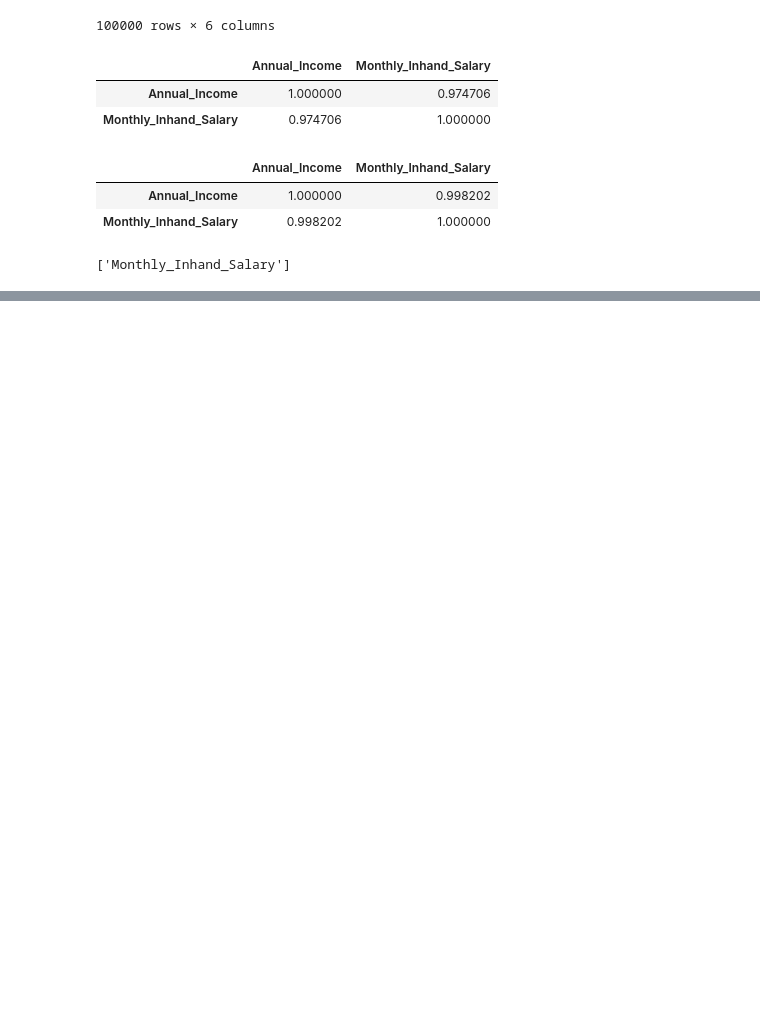
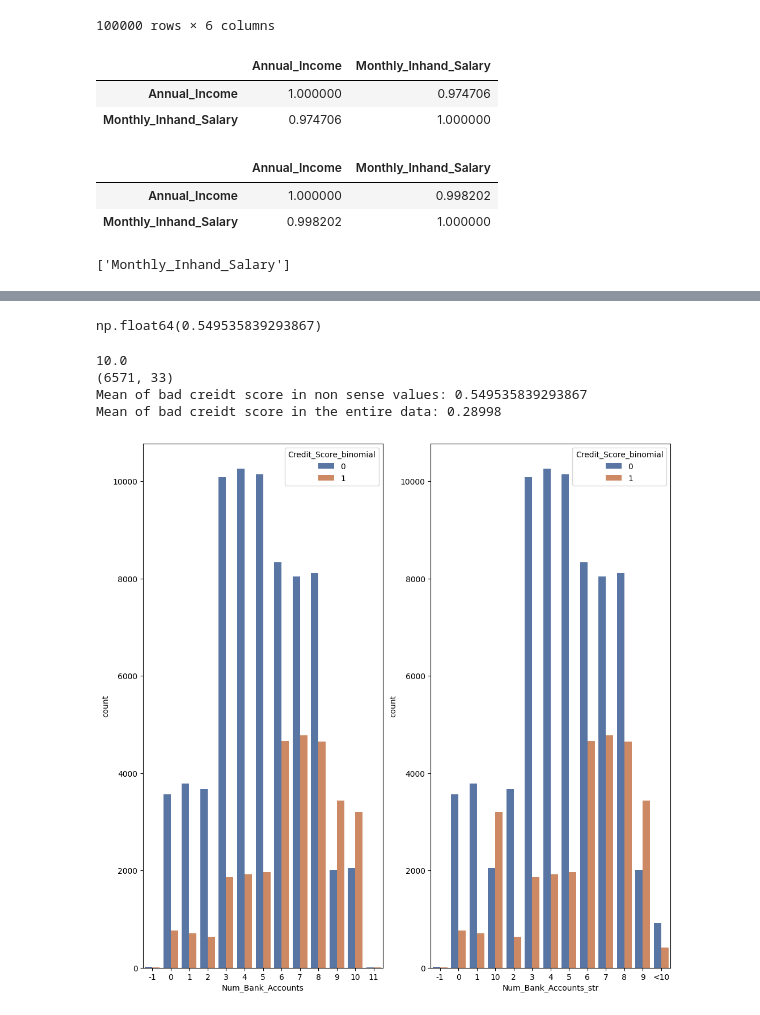
Before and after one commit to FerCorcuera/Credit-Score-Classification, a Jupyter notebook: notebooks/03_feature_engineering.ipynb, the cells around one changed output, grey strips where cells are left out. Cells and saved outputs as stored; diff of their text form; code cells hidden in the pictures; blank space fills up the shorter version.

Commit message:
feature_engineering: understanding num bank accounts

```diff
--- a/notebooks/03_feature_engineering.ipynb
+++ b/notebooks/03_feature_engineering.ipynb
@@ -30,6 +30,8 @@ from matplotlib import pyplot as plt
 import os
 
 os.chdir("..")
+# %%
+sns.set_palette("deep")
 # %% [markdown]
 # Data
 # %%
@@ -249,0 +266,48 @@ features_to_drop
+# %%
+df_nonsense["Credit_Score_binomial"].mean()
+# %% [output]
+np.float64(0.549535839293867)
+# %%
+p95 = df["Num_Bank_Accounts"].quantile(0.95)
+print(p95)
+df_nonsense = df[df["Num_Bank_Accounts"] >= p95]
+print(df_nonsense.shape)
+
+print(
+    "Mean of bad creidt score in non sense values:",
+    df_nonsense["Credit_Score_binomial"].mean(),
+    "\nMean of bad creidt score in the entire data:",
+    df["Credit_Score_binomial"].mean(),
+)
+# %% [output]
+10.0
+(6571, 33)
+Mean of bad creidt score in non sense values: 0.549535839293867
+Mean of bad creidt score in the entire data: 0.28998
+# %%
+df = df.sort_values(by="Num_Bank_Accounts_str")
+df["Num_Bank_Accounts_str"] = np.where(
+    df["Num_Bank_Accounts"] > 10, "<10", df["Num_Bank_Accounts"].astype("str")
+)
+# %%
+analysis = df["Num_Bank_Accounts"].value_counts().reset_index()
+
+fig, axes = plt.subplots(1, 2, figsize=(12, 12))
+
+sns.countplot(
+    df[df["Num_Bank_Accounts"] <= 12],
+    x="Num_Bank_Accounts",
+    hue="Credit_Score_binomial",
+    orient="h",
+    ax=axes[0],
+)
+
+
+sns.countplot(
+    df, x="Num_Bank_Accounts_str", hue="Credit_Score_binomial", orient="h", ax=axes[1]
+)
+
+
+plt.show()
+# %% [output]
+[figure, added]
```
Also changed, not shown: parts of 3 cells of this notebook.
